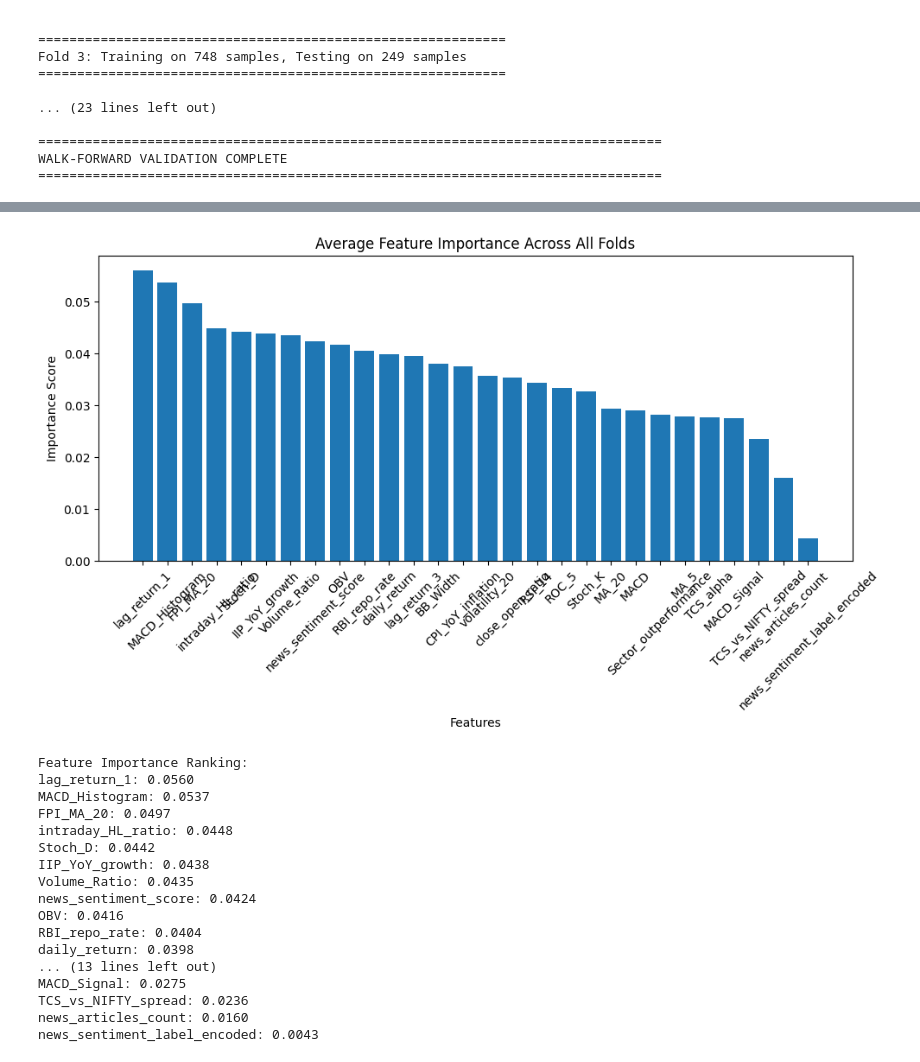
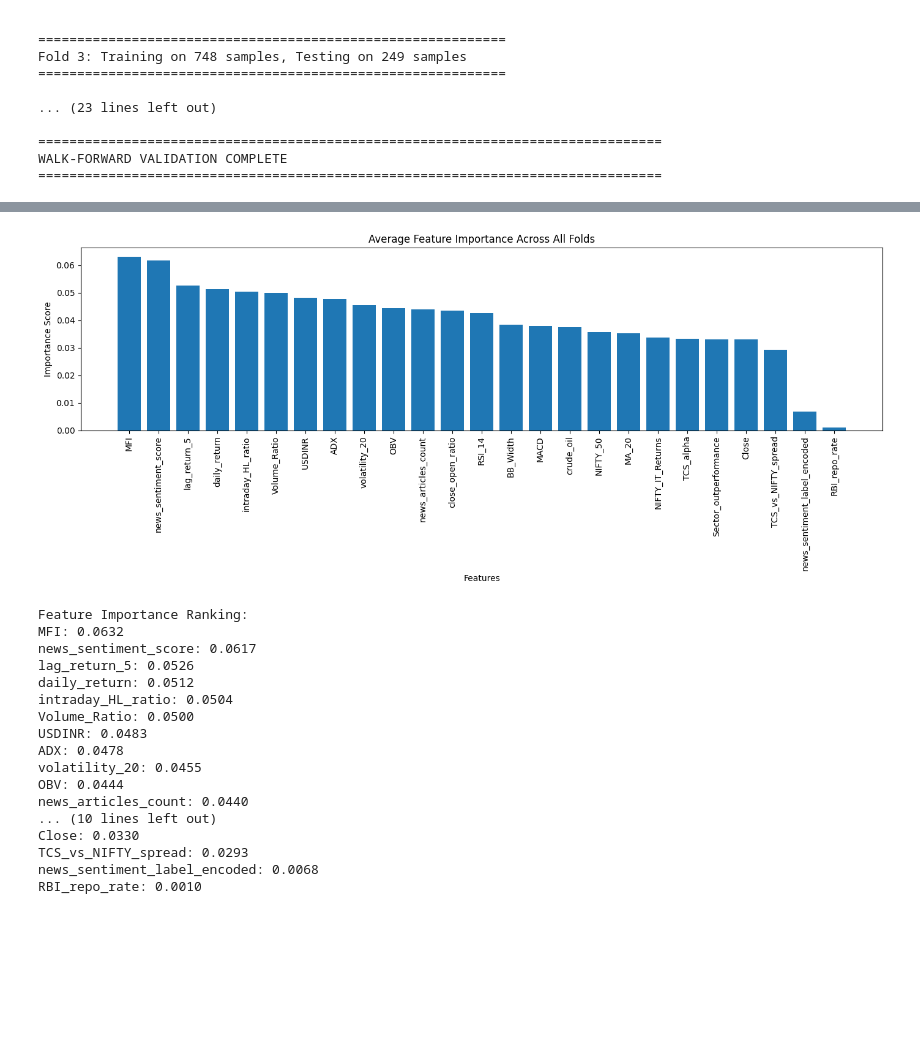
Before and after one commit to rainikhilprakash-del/StockPred, a Jupyter notebook: stock.ipynb, the cells around one changed output, grey strips where cells are left out. Cells and saved outputs as stored; diff of their text form; code cells hidden in the pictures; blank space fills up the shorter version.

```diff
--- a/stock.ipynb
+++ b/stock.ipynb
@@ -430,7 +433,7 @@ Macro Indicators Module loaded
 # SECTOR RELATIVE PERFORMANCE MODULE
 
 def fetch_sector_performance(start_date, end_date):
-    '''Download NIFTY IT index and calculate sector metrics'''
+    '''Downloading NIFTY IT index and calculate sector metrics'''
 
     print("\n" + "="*80)
     print("FETCHING SECTOR PERFORMANCE (NIFTY IT)")
@@ -546,11 +581,9 @@ print("FETCHING EXTERNAL FEATURES")
 print("="*80)
 
 # Fetching sentiment data
-sentiment_df = fetch_financial_news(
-    ticker_name='TCS',
+sentiment_df = fetch_gdelt_news(
     start_date='2019-01-01',
-    end_date='2025-12-31',
-    api_key='27c2a68e756b427cb49df5a61fe40a9e'
+    end_date='2025-12-31'
 )
 
 # Fetching macro indicators
@@ -664,7 +705,7 @@ All external features fetched successfully
 # %%
 #Feature Engineering
 def create_features(data):
-    '''Engineer 22 features from OHLCV data'''
+    '''Engineer features from OHLCV data'''
 
     #calculating Moving Averages
     data['MA_5'] = data['Close'].rolling(window=5).mean()
@@ -879,7 +1006,7 @@ feature_cols = ['MA_5', 'MA_20', 'daily_return', 'volatility_20',
                 'lag_return_1','lag_return_3']
 #Removed MA_50, BB_Upper, BB_Lower, Volume_MA_20 as redundant and noise
 
-# NEW EXPANDED FEATURE LIST (18 original + 13 new = 31 features)
+#Updated Feature List: 14 technical + 3 sentiment + 4 macro + 4 sector = 25 features
 df['news_sentiment_label_encoded'] = df['news_sentiment_label'].map({
     'positive': 1,
     'neutral': 0,
@@ -887,21 +1014,20 @@ df['news_sentiment_label_encoded'] = df['news_sentiment_label'].map({
 })
 
 feature_cols_extended = [
-    # Technical Indicators (18)
-    'MA_5', 'MA_20', 'daily_return', 'volatility_20',
+    # Technical Indicators (14)
+    'Close', 'MA_20', 'daily_return', 'volatility_20', 'MFI',
     'Volume_Ratio', 'intraday_HL_ratio','close_open_ratio',
-    'RSI_14', 'MACD', 'MACD_Signal','MACD_Histogram',
-    'BB_Width','ROC_5', 'Stoch_K', 'Stoch_D', 'OBV',
-    'lag_return_1','lag_return_3',
+    'RSI_14', 'MACD','BB_Width','OBV','lag_return_5', 'ADX',
 
     # NEW: Sentiment Features (3)
     'news_sentiment_score', 'news_articles_count', 'news_sentiment_label_encoded',
 
-    # NEW: Macroeconomic Features (5)
-    'IIP_YoY_growth', 'CPI_YoY_inflation', 'FPI_MA_20', 'RBI_repo_rate',
+    # NEW: Macroeconomic Features (4)
+    'RBI_repo_rate', 'NIFTY_50', 'USDINR', 'crude_oil',
 
-    # NEW: Sector Relative Performance (3)
-    'TCS_vs_NIFTY_spread', 'TCS_alpha', 'Sector_outperformance'
+    # NEW: Sector Relative Performance (4)
+    'TCS_vs_NIFTY_spread', 'TCS_alpha', 'Sector_outperformance',
+    'NIFTY_IT_Returns'
 ]
 
 
@@ -930,7 +1056,7 @@ def walk_fwd_scaling(X, y, param_grid, model, tscv):
     y_train,y_test = y.iloc[train_idx], y.iloc[test_idx]
 
     #Scaling features within this fold
-    #This will help prevent inofrmation leakage
+    #This will help prevent information leakage
     scaler = StandardScaler()
     X_train_scaled = scaler.fit_transform(X_train)
     X_test_scaled = scaler.transform(X_test)
@@ -1519,44 +1607,45 @@ Fold 2 shows interesting behavior:
 # %%
 # Extracting to visualize feature importance
 
 feature_importances = []
 for fold_result in rf_results:
     importance = fold_result['model'].feature_importances_
     feature_importances.append(importance)
 
 # Average importance across all folds
 avg_importance = np.mean(feature_importances, axis=0)
 
 # Creating visualization
-plt.figure(figsize=(10, 6))
+plt.figure(figsize=(14, 6))
 indices = np.argsort(avg_importance)[::-1]
 plt.bar(range(len(avg_importance)), avg_importance[indices])
-plt.xticks(range(len(avg_importance)), [feature_cols_extended[i] for i in indices], rotation=45)
+plt.xticks(range(len(avg_importance)), [feature_cols_extended[i] for i in indices],
+           rotation=90)
 plt.title("Average Feature Importance Across All Folds")
 plt.ylabel("Importance Score")
 plt.xlabel("Features")
 plt.tight_layout()
 plt.show()
 
 print("\nFeature Importance Ranking:")
 for i in indices:
     print(f"{feature_cols_extended[i]}: {avg_importance[i]:.4f}")
 # %% [output]
-[figure, old version]
+[figure, new version]
 Feature Importance Ranking:
-lag_return_1: 0.0560
-MACD_Histogram: 0.0537
-FPI_MA_20: 0.0497
-intraday_HL_ratio: 0.0448
-Stoch_D: 0.0442
-IIP_YoY_growth: 0.0438
-Volume_Ratio: 0.0435
-news_sentiment_score: 0.0424
-OBV: 0.0416
-RBI_repo_rate: 0.0404
-daily_return: 0.0398
-... (13 lines left out)
-MACD_Signal: 0.0275
-TCS_vs_NIFTY_spread: 0.0236
-news_articles_count: 0.0160
-news_sentiment_label_encoded: 0.0043
+MFI: 0.0632
+news_sentiment_score: 0.0617
+lag_return_5: 0.0526
+daily_return: 0.0512
+intraday_HL_ratio: 0.0504
+Volume_Ratio: 0.0500
+USDINR: 0.0483
+ADX: 0.0478
+volatility_20: 0.0455
+OBV: 0.0444
+news_articles_count: 0.0440
+... (10 lines left out)
+Close: 0.0330
+TCS_vs_NIFTY_spread: 0.0293
+news_sentiment_label_encoded: 0.0068
+RBI_repo_rate: 0.0010
```
Also changed, not shown: parts of 35 cells of this notebook.
